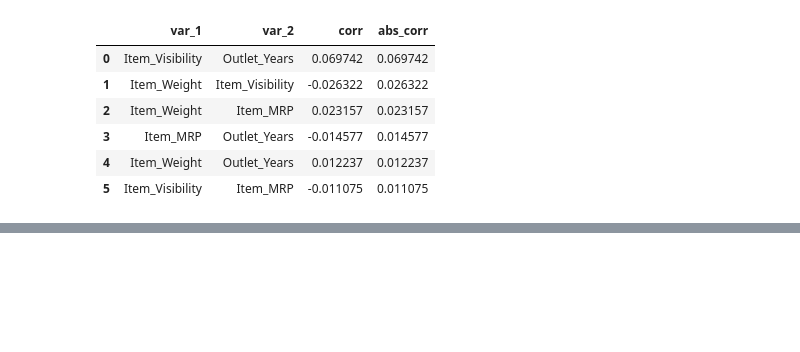
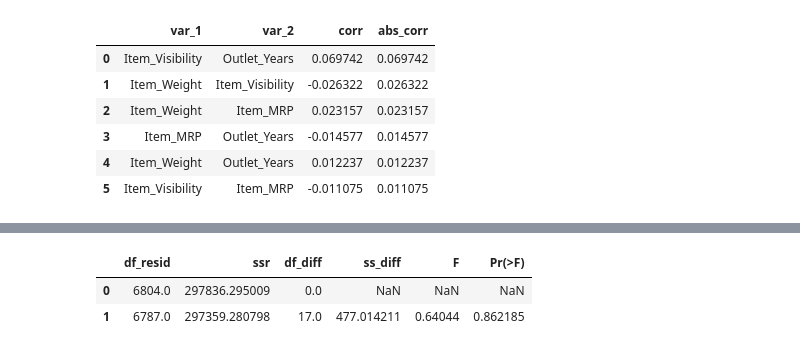
Before and after one commit to baobean/CSC14005-Lab2, a Jupyter notebook: Model/interaction term model.ipynb, the cells around one changed output, grey strips where cells are left out. Cells and saved outputs as stored; diff of their text form; code cells hidden in the pictures; blank space fills up the shorter version.

```diff
--- a/Model/interaction term model.ipynb
+++ b/Model/interaction term model.ipynb
@@ -1136,7 +1746,0 @@ plt.show()
-# %%
-# Numeric check for non-parallel trend lines in the lmplot (Transformed Target)
-print('Approximate slope of Sales_Transformed vs MRP by Outlet_Type:')
-for outlet_type, grp in plot_df.groupby('Outlet_Type'):
-    if grp['Item_MRP'].nunique() > 2:
-        slope = np.polyfit(grp['Item_MRP'], grp['Sales_Transformed'], 1)[0]
-        print(f'- {outlet_type}: {slope:.4f}')
@@ -1260,0 +2221,76 @@ Partial F-test results (full model vs reduced model without each interaction):
+# %%
+# VI.2 Full vs Reduced model comparison via nested ANOVA
+import pandas as pd
+import statsmodels.formula.api as smf
+from statsmodels.stats.anova import anova_lm
+
+if 'final_refined_formula' not in globals() or 'analysis_df' not in globals():
+    raise RuntimeError('Run Sections IV-V first so final_refined_formula and analysis_df are available.')
+
+# Current final model is treated as the Full Model.
+full_formula = final_refined_formula
+full_model_for_anova = smf.ols(full_formula, data=analysis_df).fit()
+
+lhs, rhs = [x.strip() for x in full_formula.split('~', 1)]
+full_terms = [t.strip() for t in rhs.split('+') if t.strip()]
+
+# Remove every term involving requested predictors, including related interaction terms.
+drop_markers = ['Item_Type', 'Item_Weight', 'Item_Fat_Content']
+reduced_terms = [
+    term for term in full_terms
+    if not any(marker in term for marker in drop_markers)
+]
+removed_terms = [term for term in full_terms if term not in reduced_terms]
+
+reduced_formula = f"{lhs} ~ " + ' + '.join(reduced_terms) if reduced_terms else f"{lhs} ~ 1"
+reduced_model_for_anova = smf.ols(reduced_formula, data=analysis_df).fit()
+
+anova_compare_df = anova_lm(reduced_model_for_anova, full_model_for_anova)
+anova_p_value = float(anova_compare_df['Pr(>F)'].iloc[1])
+
+choose_reduced = anova_p_value > 0.05
+decision = (
+    'Choose REDUCED model (p-value > 0.05: no significant loss of fit).'
+    if choose_reduced
+    else 'Keep FULL model (p-value <= 0.05: reduced model loses significant explanatory power).'
+)
+
+# Export selected artifacts for downstream steps.
+recommended_formula_after_anova = reduced_formula if choose_reduced else full_formula
+recommended_model_after_anova = reduced_model_for_anova if choose_reduced else full_model_for_anova
+
+print('=== Full vs Reduced Nested ANOVA ===')
+print(f'Full formula: {full_formula}')
+print(f'Reduced formula: {reduced_formula}')
+
+print('\nTerms removed from Full -> Reduced:')
+if removed_terms:
+    for idx, term in enumerate(removed_terms, start=1):
+        print(f'{idx}. {term}')
+else:
+    print('No terms were removed. Check term names in full formula.')
+
+print('\nANOVA table (Reduced vs Full):')
+display(anova_compare_df)
+
+summary_df = pd.DataFrame([
+    {
+        'Model': 'Reduced',
+        'AIC': reduced_model_for_anova.aic,
+        'BIC': reduced_model_for_anova.bic,
+        'Adj_R2': reduced_model_for_anova.rsquared_adj
+    },
+    {
+        'Model': 'Full',
+        'AIC': full_model_for_anova.aic,
+        'BIC': full_model_for_anova.bic,
+        'Adj_R2': full_model_for_anova.rsquared_adj
+    }
+])
+
+print(f"\nNested ANOVA p-value: {anova_p_value:.6f}")
+print(f'Decision: {decision}')
+print(f'Selected formula for downstream use: {recommended_formula_after_anova}')
+print('\nModel metrics (lower AIC/BIC is better):')
+display(summary_df)
+# %% [output]
@@ -1260,0 +2307,3 @@ Partial F-test results (full model vs reduced model without each interaction):
+|  | df_resid | ssr | df_diff | ss_diff | F | Pr(>F) |
+| 0 | 6804.0 | 297836.295009 | 0.0 | NaN | NaN | NaN |
+| 1 | 6787.0 | 297359.280798 | 17.0 | 477.014211 | 0.64044 | 0.862185 |
```
Also changed, not shown: parts of 43 cells of this notebook.
